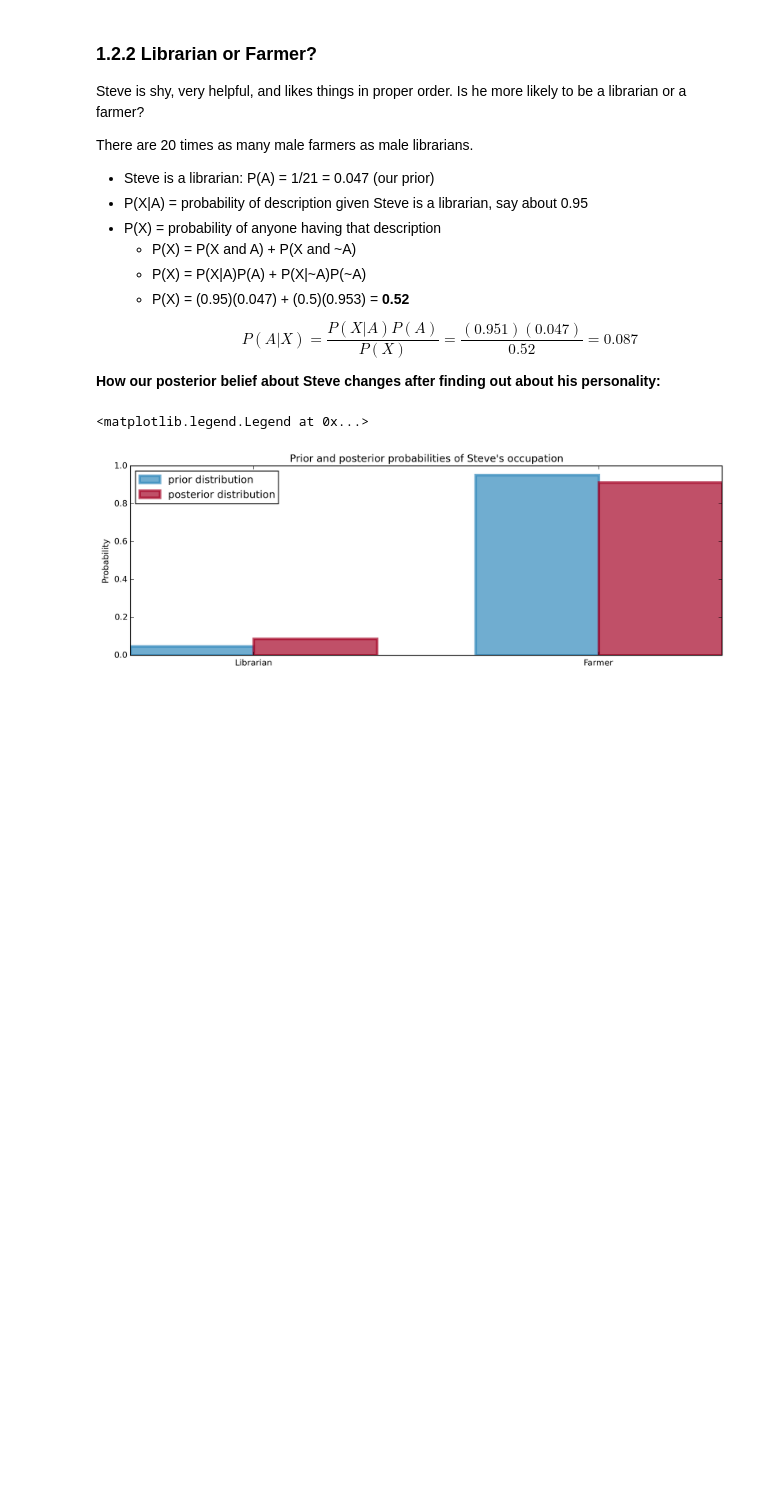
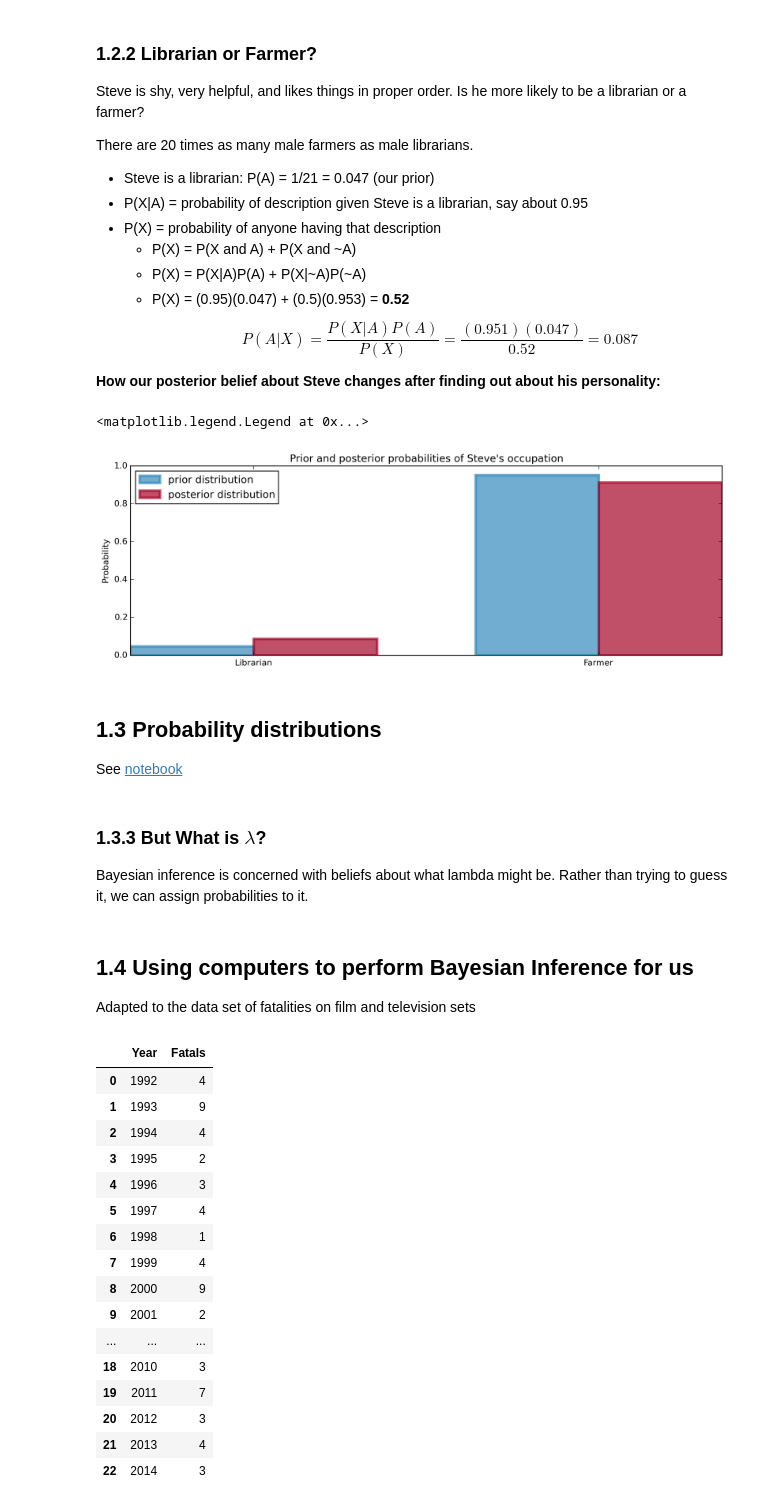
Before and after one commit to ryanvmenezes/BMfH, a Jupyter notebook: [1] The Philosophy of Bayesian Inference.ipynb, the cells around one changed output. Drawn from its saved outputs; the diff is of its cells as text; code cells hidden in the pictures; blank space fills up the shorter version.

```diff
--- a/[1] The Philosophy of Bayesian Inference.ipynb
+++ b/[1] The Philosophy of Bayesian Inference.ipynb
@@ -130,3 +130,38 @@ plt.legend(loc="upper left")
 # %% [output]
 <matplotlib.legend.Legend at 0x...>
 [figure]
+# %% [markdown]
+## 1.3 Probability distributions
+
+See [notebook](Probability%20Distributions.ipynb)
+# %% [markdown]
+### 1.3.3 But What is $\lambda$?
+
+Bayesian inference is concerned with beliefs about what lambda might be. Rather than trying to guess it, we can assign probabilities to it.
+# %% [markdown]
+## 1.4 Using computers to perform Bayesian Inference for us
+
+Adapted to the data set of fatalities on film and television sets
+# %%
+import pandas as pd
+
+counts = pd.read_csv('/home/ryan/misc_repos/notebooks/misc-files/fatalities.csv')
+counts
+# %% [output]
+|  | Year | Fatals |
+| 0 | 1992 | 4 |
+| 1 | 1993 | 9 |
+| 2 | 1994 | 4 |
+| 3 | 1995 | 2 |
+| 4 | 1996 | 3 |
+| 5 | 1997 | 4 |
+| 6 | 1998 | 1 |
+| 7 | 1999 | 4 |
+| 8 | 2000 | 9 |
+| 9 | 2001 | 2 |
+| ... | ... | ... |
+| 18 | 2010 | 3 |
+| 19 | 2011 | 7 |
+| 20 | 2012 | 3 |
+| 21 | 2013 | 4 |
+| 22 | 2014 | 3 |
```
Also changed, not shown: parts of 5 cells of this notebook, 1 other file.
